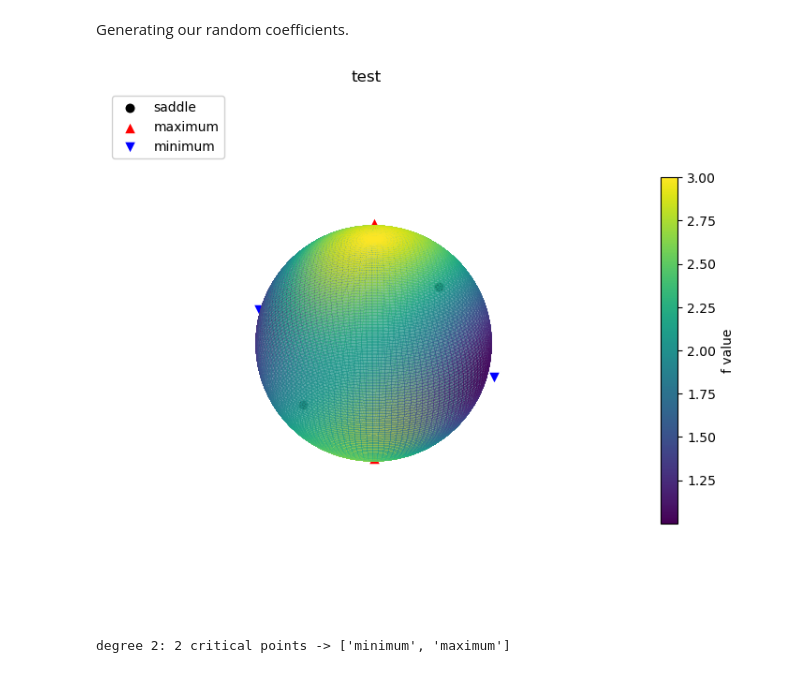
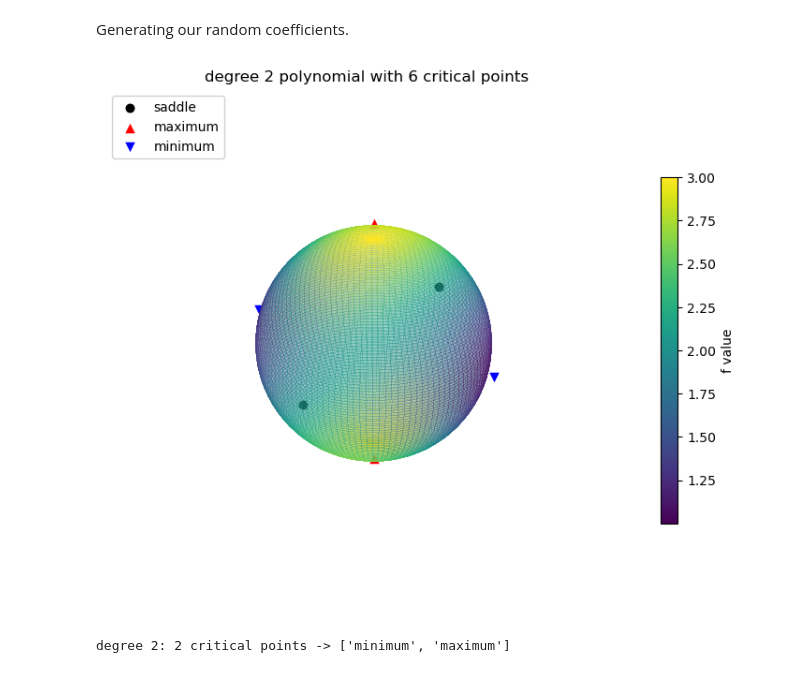
Before and after one commit to Erin-Shu/GAEL, a Jupyter notebook: Problem_5.1.ipynb, the cells around one changed output. Drawn from its saved outputs; the diff is of its cells as text; code cells hidden in the pictures.

```diff
--- a/Problem_5.1.ipynb
+++ b/Problem_5.1.ipynb
@@ -217,7 +217,7 @@ def plot_function_with_critical_points(F, results, title, n_grid=120):
     fig = plt.figure(figsize=(9, 8))
     ax = fig.add_subplot(111, projection="3d")
     ax.plot_surface(x, y, z, facecolors=colors, rstride=1, cstride=1,
-                     linewidth=0, antialiased=False, shade=False, alpha=0.5)
+                     linewidth=0, antialiased=False, shade=False, alpha=0.3)
 
     seen_labels = set()
     for r in results:
@@ -249,9 +249,9 @@ F_quad = CartesianPolyFunction(
 )
 # %%
 results_quad = find_all_critical_points(F_quad, n_starts=200)
-plot_function_with_critical_points(F_quad, results_quad, title="test")
+plot_function_with_critical_points(F_quad, results_quad, title="degree 2 polynomial with 6 critical points")
 # %% [output]
-[figure, old version]
+[figure, new version]
 # %%
 def random_biased_quadratic(seed=None, linear_scale=1.0, quad_scale=0.3):
     rng = np.random.default_rng(seed)
```
Also changed, not shown: parts of 1 cell of this notebook, 2 other files.
